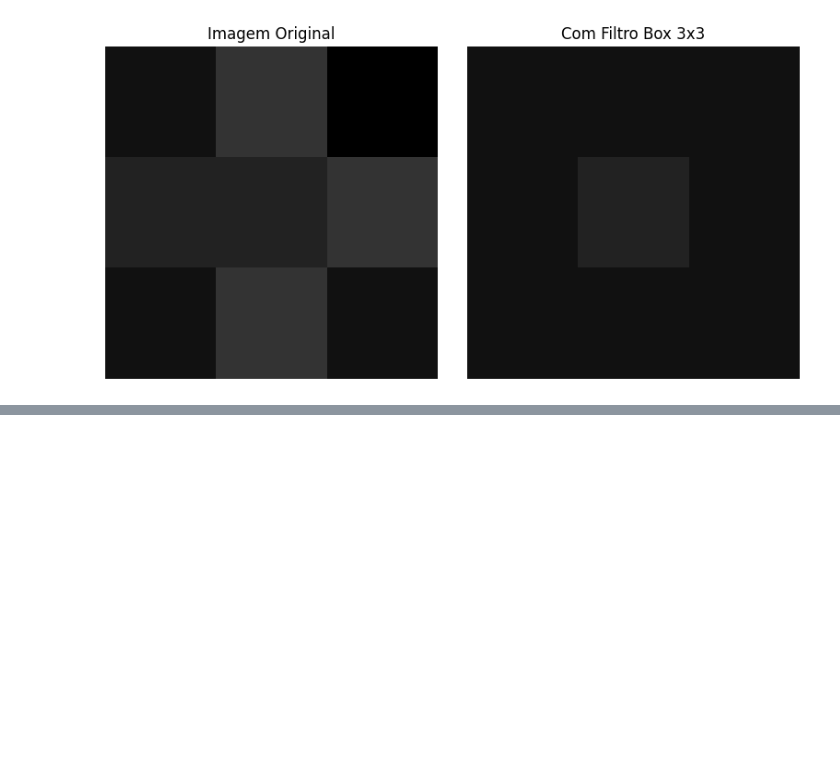
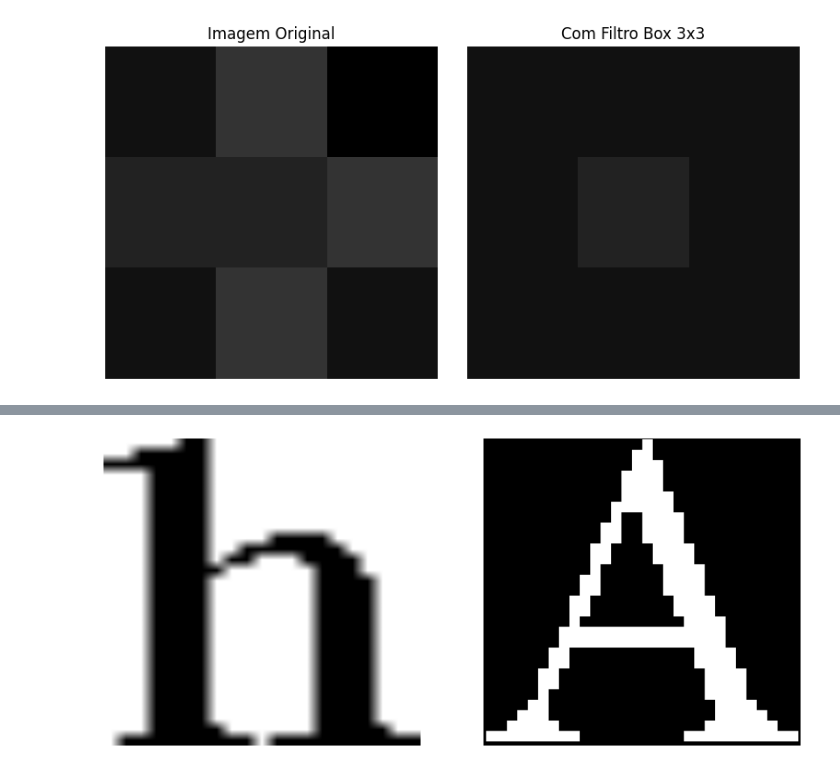
Before and after one commit to Manuelfjr/pdi, a Jupyter notebook: notebooks/01_atv02_code.ipynb, the cells around one changed output, grey strips where cells are left out. Saved outputs shown, nothing was run; the diff lists cells and outputs as text; code cells hidden in the pictures; blank space fills up the shorter version.

```diff
--- a/notebooks/01_atv02_code.ipynb
+++ b/notebooks/01_atv02_code.ipynb
@@ -325,0 +438,8 @@ plt.show()
+# %%
+fig, ax = plt.subplots(1, 2, figsize=(12, 6))
+ax[0].imshow(letra_norm, cmap='gray')
+ax[1].imshow(image_template, cmap='gray')
+for _ax in ax.flatten():
+    _ax.axis('off')
+# %% [output]
+[figure, added]
```
Also changed, not shown: parts of 14 cells of this notebook, 13 other files.
